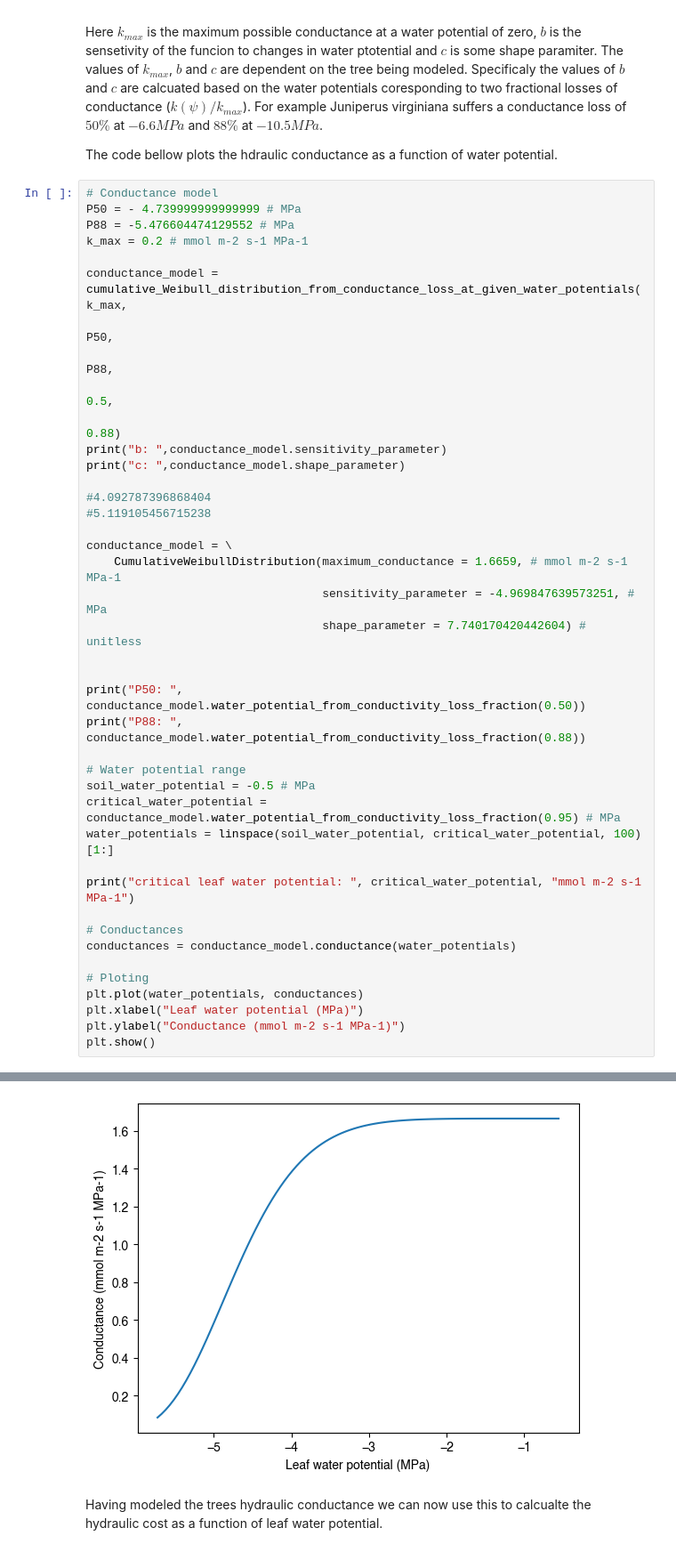
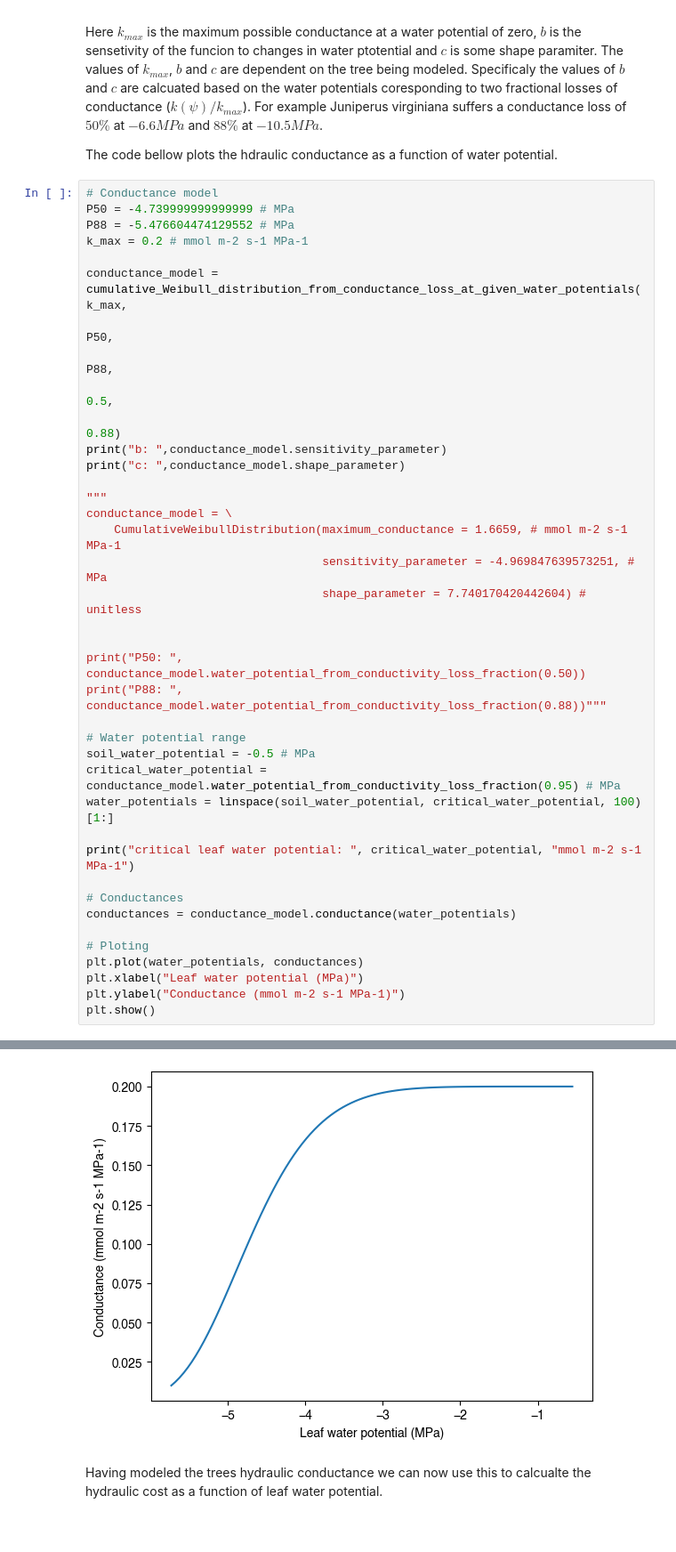
Before and after one commit to CaleBaguley/profit-optimisation-model, a Jupyter notebook: note books/Profit optimisation.ipynb, the cells around one changed output, grey strips where cells are left out. Shown: that part at 89% size. Saved outputs shown, nothing was run; the diff lists cells and outputs as text.

```diff
--- a/note books/Profit optimisation.ipynb
+++ b/note books/Profit optimisation.ipynb
@@ -61,7 +61,7 @@ Here $k_{max}$ is the maximum possible conductance at a water potential of zero,
 The code bellow plots the hdraulic conductance as a function of water potential.
 # %%
 # Conductance model
-P50 = - 4.739999999999999 # MPa
+P50 = -4.739999999999999 # MPa
 P88 = -5.476604474129552 # MPa
 k_max = 0.2 # mmol m-2 s-1 MPa-1
 
@@ -73,9 +73,7 @@ conductance_model = cumulative_Weibull_distribution_from_conductance_loss_at_giv
 print("b: ",conductance_model.sensitivity_parameter)
 print("c: ",conductance_model.shape_parameter)
 
-#4.092787396868404
-#5.119105456715238
-
+"""
 conductance_model = \
     CumulativeWeibullDistribution(maximum_conductance = 1.6659, # mmol m-2 s-1 MPa-1
                                   sensitivity_parameter = -4.969847639573251, # MPa
@@ -83,7 +81,7 @@ conductance_model = \
 
 
 print("P50: ", conductance_model.water_potential_from_conductivity_loss_fraction(0.50))
-print("P88: ", conductance_model.water_potential_from_conductivity_loss_fraction(0.88))
+print("P88: ", conductance_model.water_potential_from_conductivity_loss_fraction(0.88))"""
 
 # Water potential range
 soil_water_potential = -0.5 # MPa
@@ -109,4 +105,4 @@ critical leaf water potential:  -5.726712942005315 mmol m-2 s-1 MPa-1
-[figure, old version]
+[figure, new version]
 # %% [markdown]
 Having modeled the trees hydraulic conductance we can now use this to calcualte the hydraulic cost as a function of leaf water potential.
 # %%
```
Also changed, not shown: parts of 20 cells of this notebook, 4 other files.
